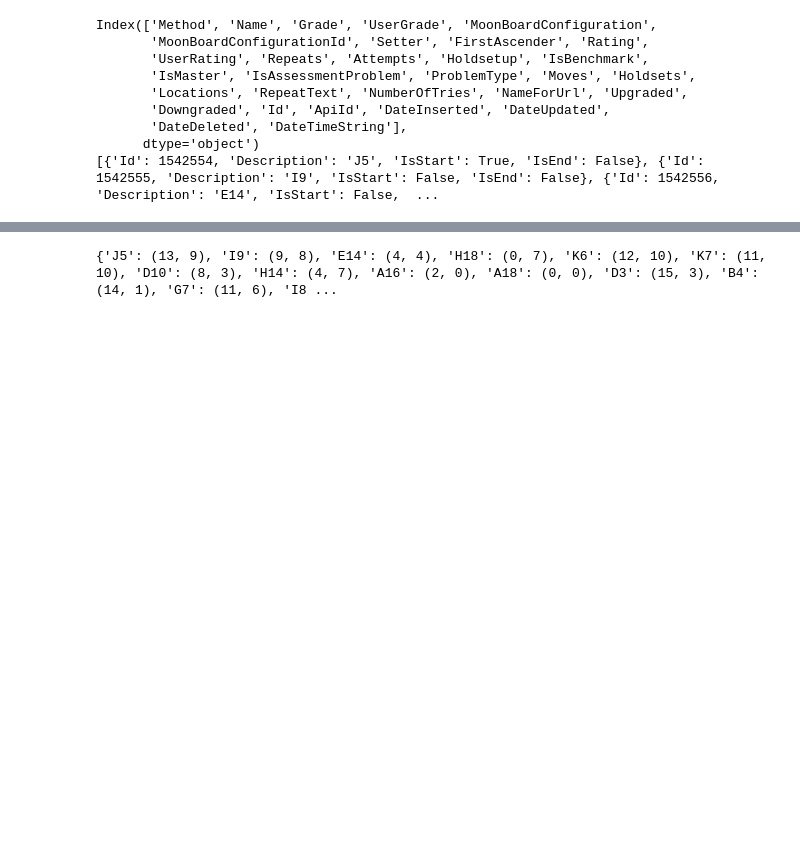
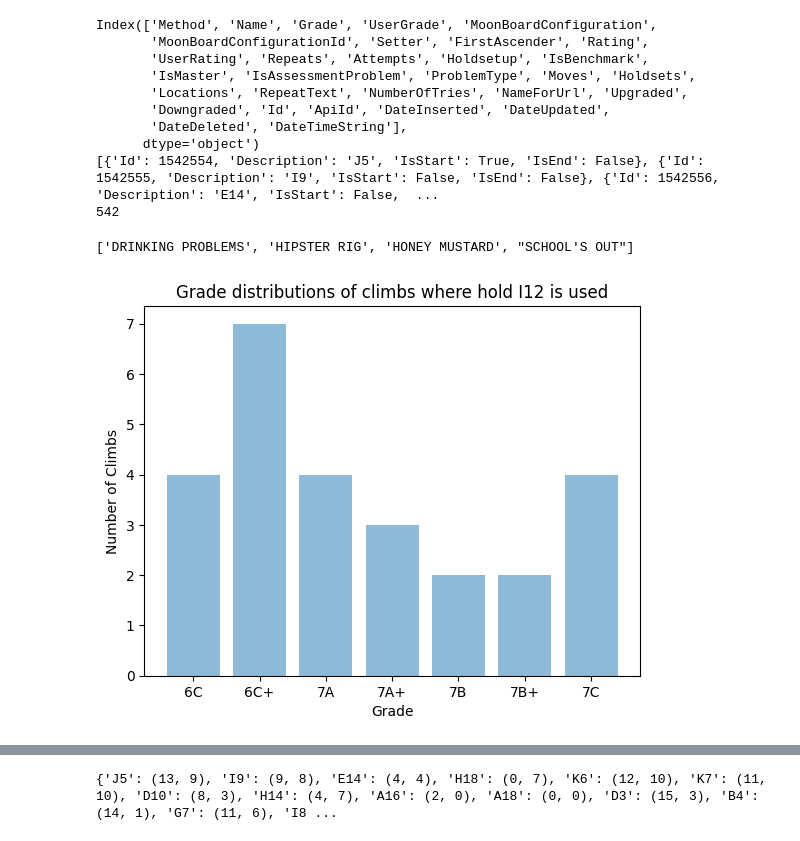
Before and after one commit to averyiorio/capaneus, a Jupyter notebook: src/descriptive_analytics.ipynb, the cells around one changed output, grey strips where cells are left out. Cells and saved outputs as stored; diff of their text form; code cells hidden in the pictures; blank space fills up the shorter version.

```diff
--- a/src/descriptive_analytics.ipynb
+++ b/src/descriptive_analytics.ipynb
@@ -11,6 +22,7 @@ df = pd.read_csv("../data/mb_problem_holds.csv")
 print(df.columns)
 #print(df['Holdsetup'])
 print(df['Moves'][0])
+print(len(df))
 # %% [output]
 Index(['Method', 'Name', 'Grade', 'UserGrade', 'MoonBoardConfiguration',
        'MoonBoardConfigurationId', 'Setter', 'FirstAscender', 'Rating',
@@ -21,3 +33,4 @@ Index(['Method', 'Name', 'Grade', 'UserGrade', 'MoonBoardConfiguration',
        'DateDeleted', 'DateTimeString'],
       dtype='object')
 [{'Id': 1542554, 'Description': 'J5', 'IsStart': True, 'IsEnd': False}, {'Id': 1542555, 'Description': 'I9', 'IsStart': False, 'IsEnd': False}, {'Id': 1542556, 'Description': 'E14', 'IsStart': False,  ...
+542
@@ -23,0 +58,20 @@ Index(['Method', 'Name', 'Grade', 'UserGrade', 'MoonBoardConfiguration',
+# %%
+grade_of_interest = '7C'
+same_grade_problem_names = [name for grade, name in zip(hold_climb_grades, hold_climb_names) if grade == grade_of_interest]
+print(same_grade_problem_names)
+
+grades = np.array(hold_climb_grades)
+unique_elements, counts = np.unique(grades, return_counts=True)
+counts = [(french_grade_order.index(e.upper()), e,c) for e, c in zip(unique_elements, counts)]
+counts.sort(key = lambda x: x[0])
+grade = [i[1] for i in counts]
+count = [int(i[2]) for i in counts]
+
+plt.bar(grade, count, align='center', alpha=0.5)
+plt.xlabel("Grade")
+plt.ylabel("Number of Climbs")
+plt.title(f"Grade distributions of climbs where hold {hold_of_interest} is used")
+plt.show()
+# %% [output]
+['DRINKING PROBLEMS', 'HIPSTER RIG', 'HONEY MUSTARD', "SCHOOL'S OUT"]
+[figure, added]
```
Also changed, not shown: parts of 9 cells of this notebook, 7 other files.
